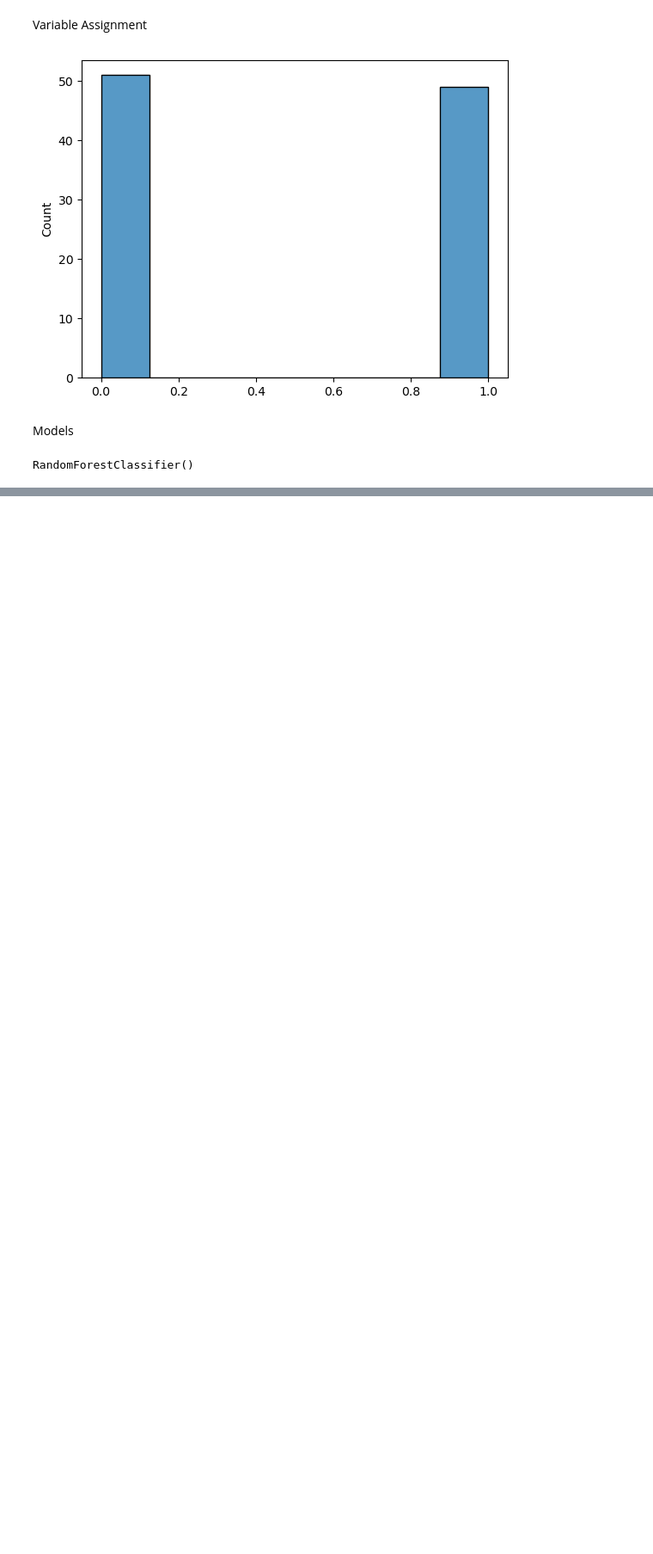
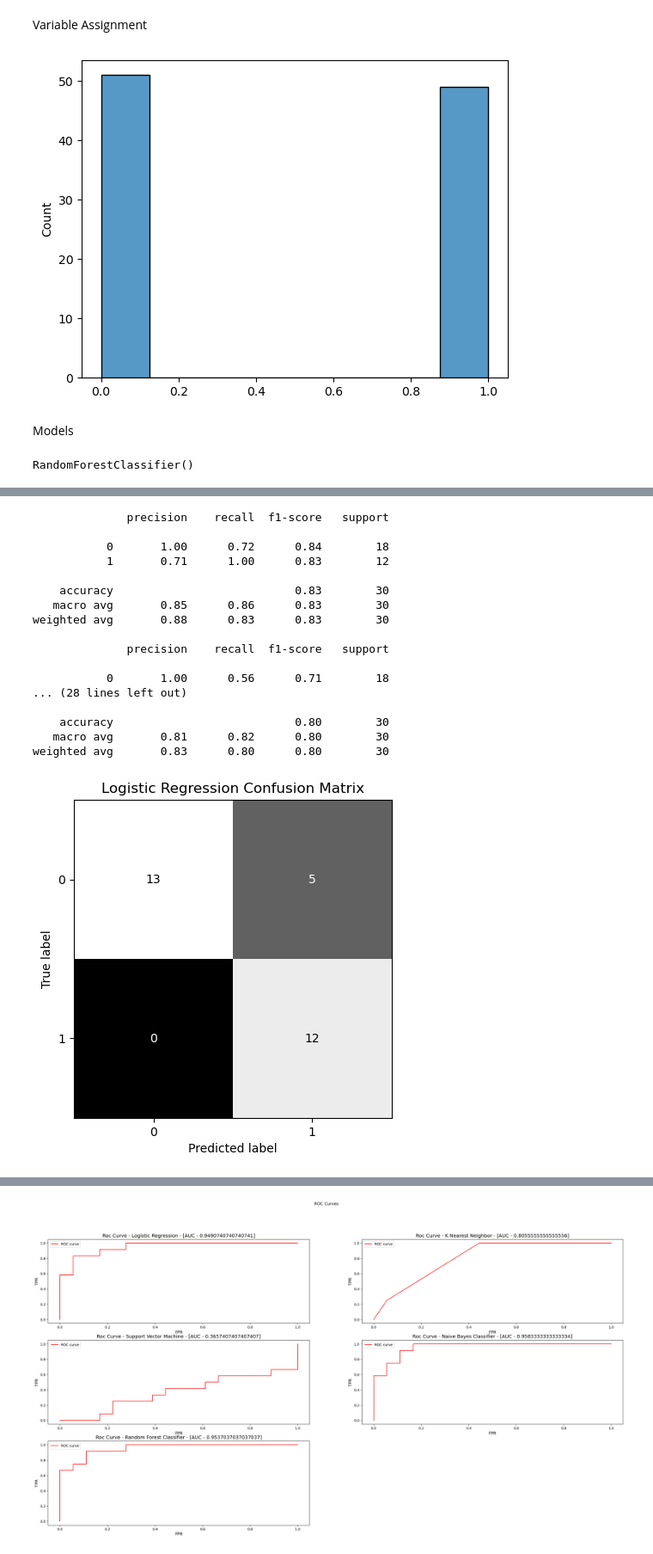
Before and after one commit to alecrothenberg/Multi-Modal-ML-Exercise-1, a Jupyter notebook: Ex-1-Classification.ipynb, the cells around one changed output, grey strips where cells are left out. Shown at 86% size. Drawn from its saved outputs; the diff is of its cells as text; code cells hidden in the pictures; blank space fills up the shorter version.

Commit message:
finished classification

```diff
--- a/Ex-1-Classification.ipynb
+++ b/Ex-1-Classification.ipynb
@@ -70,0 +73,70 @@ RandomForestClassifier()
+# %%
+y_logistic_predicted = logistic.predict(x_test)
+y_logistic_pred_proba = logistic.predict_proba(x_test)
+
+y_neighbors_predicted = neighbors.predict(x_test)
+y_neighbors_pred_proba = neighbors.predict_proba(x_test)
+
+y_svc_predicted = svc.predict(x_test)
+y_svc_pred_proba = svc.predict_proba(x_test)
+
+y_gauss_predicted = gauss.predict(x_test)
+y_gauss_pred_proba = gauss.predict_proba(x_test)
+
+y_randomForest_predicted = randomForest.predict(x_test)
+y_randomForest_pred_proba = randomForest.predict_proba(x_test)
+
+print(classification_report(y_test, y_logistic_predicted))
+print(classification_report(y_test, y_neighbors_predicted))
+print(classification_report(y_test, y_svc_predicted))
+print(classification_report(y_test, y_gauss_predicted))
+print(classification_report(y_test, y_randomForest_predicted))
+
+models = ['Logistic Regression', 'K Nearest Neighbor', 'Support Vector Machine', 'Naive Bayes Classifier', 'Random Forest Classifier']
+predictions = [y_logistic_predicted, y_neighbors_predicted, y_svc_predicted, y_gauss_predicted, y_randomForest_predicted]
+pred_probabilities = [y_logistic_pred_proba, y_neighbors_pred_proba, y_svc_pred_proba, y_gauss_pred_proba, y_randomForest_pred_proba]
+
+for model, prediction, pred_proba in zip(models, predictions, pred_probabilities):
+    disp = ConfusionMatrixDisplay(confusion_matrix(y_test.ravel(), prediction))
+    disp.plot(
+        include_values=True,
+        cmap='gray',
+        colorbar=False
+    )
+    disp.ax_.set_title(f"{model} Confusion Matrix")
+
+plt.figure(figsize=(30, 15))
+plt.suptitle("ROC Curves")
+plot_index = 1
+
+for model, prediction, pred_proba in zip(models, predictions, pred_probabilities):
+    fpr, tpr, thresholds = roc_curve(y_test, pred_proba[:, 1])
+    auc_score = auc(fpr, tpr)
+    plt.subplot(3, 2, plot_index)
+    plt.plot(fpr, tpr, 'r', label='ROC curve')
+    # pyplot.figure(figsize=(5, 5))
+    plt.title(f'Roc Curve - {model} - [AUC - {auc_score}]', fontsize=14)
+    plt.xlabel('FPR', fontsize=12)
+    plt.ylabel('TPR', fontsize=12)
+    plt.legend()
+    plot_index += 1
+plt.show()
+# %% [output]
+              precision    recall  f1-score   support
+
+           0       1.00      0.72      0.84        18
+           1       0.71      1.00      0.83        12
+
+    accuracy                           0.83        30
+   macro avg       0.85      0.86      0.83        30
+weighted avg       0.88      0.83      0.83        30
+
+              precision    recall  f1-score   support
+
+           0       1.00      0.56      0.71        18
+... (28 lines left out)
+
+    accuracy                           0.80        30
+   macro avg       0.81      0.82      0.80        30
+weighted avg       0.83      0.80      0.80        30
+[figure, added]
@@ -70,0 +147 @@ RandomForestClassifier()
+[figure, added]
```
Also changed, not shown: parts of 2 cells of this notebook, 2 other files.
